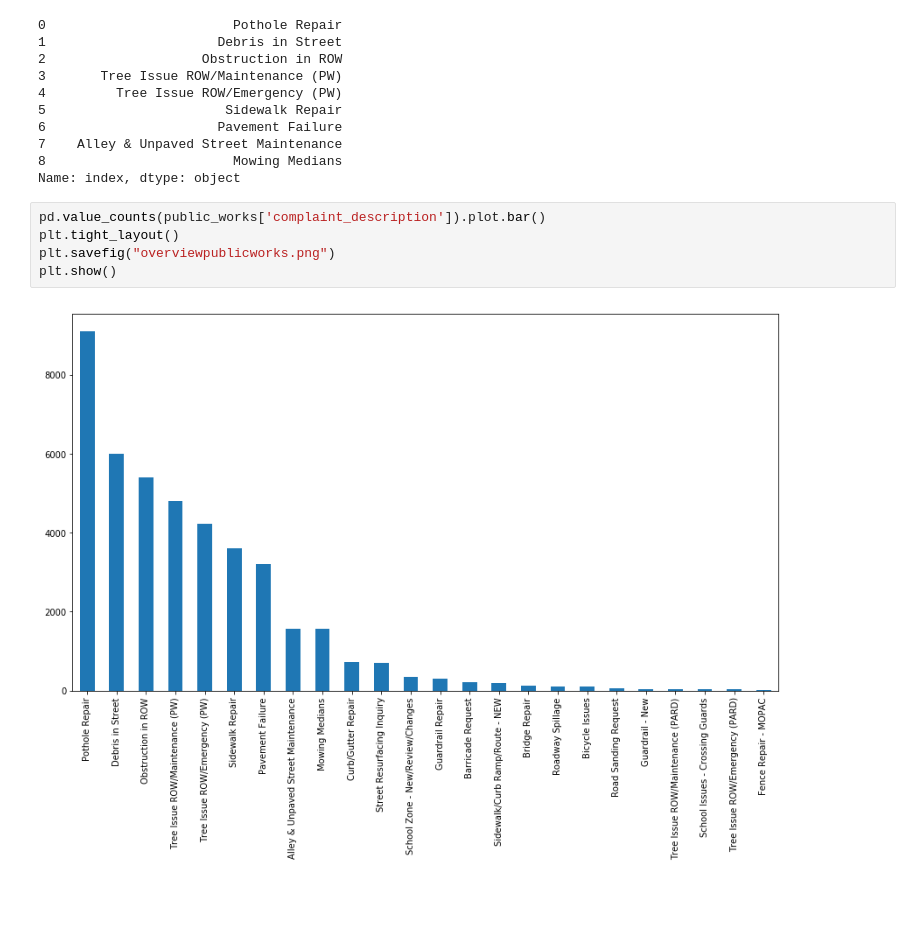
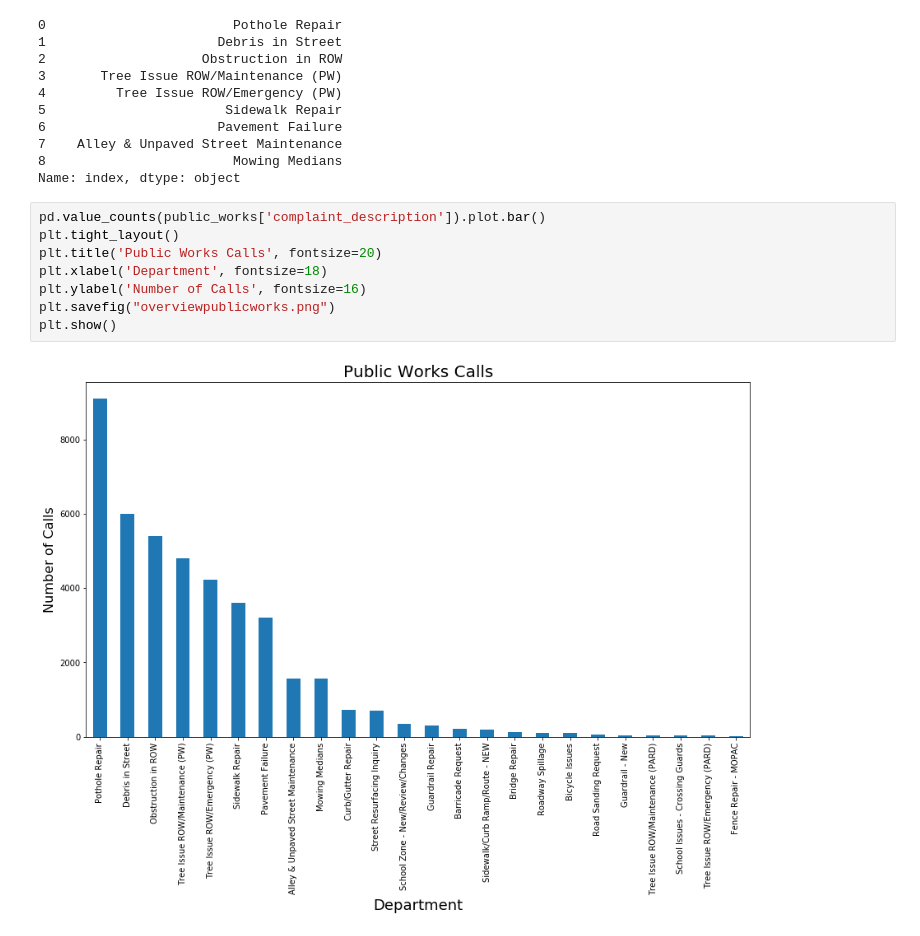
Before and after one commit to mraigosa/Austin_311_analysis, a Jupyter notebook: department analysis.ipynb, the cells around one changed output. Drawn from its saved outputs; the diff is of its cells as text; blank space fills up the shorter version.

```diff
--- a/department analysis.ipynb
+++ b/department analysis.ipynb
@@ -475,7 +490,10 @@ Name: index, dtype: object
 # %%
 pd.value_counts(public_works['complaint_description']).plot.bar()
 plt.tight_layout()
+plt.title('Public Works Calls', fontsize=20)
+plt.xlabel('Department', fontsize=18)
+plt.ylabel('Number of Calls', fontsize=16)
 plt.savefig("overviewpublicworks.png")
 plt.show()
 # %% [output]
-[figure, old version]
+[figure, new version]
```
Also changed, not shown: parts of 5 cells of this notebook, 6 other files.
